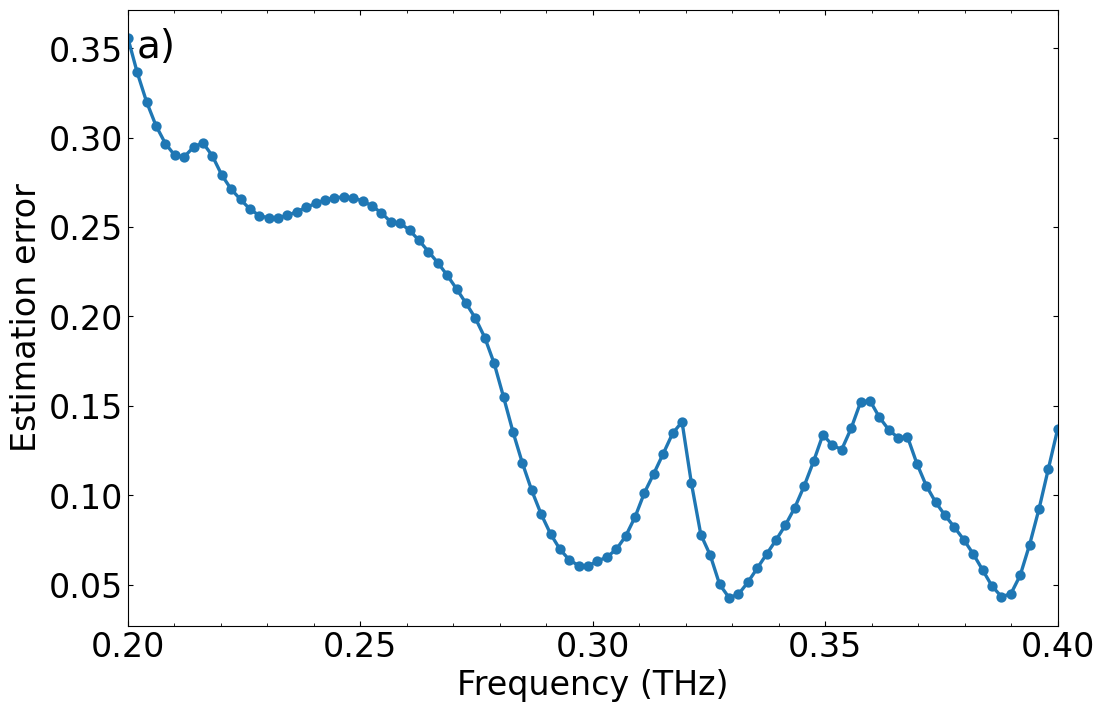
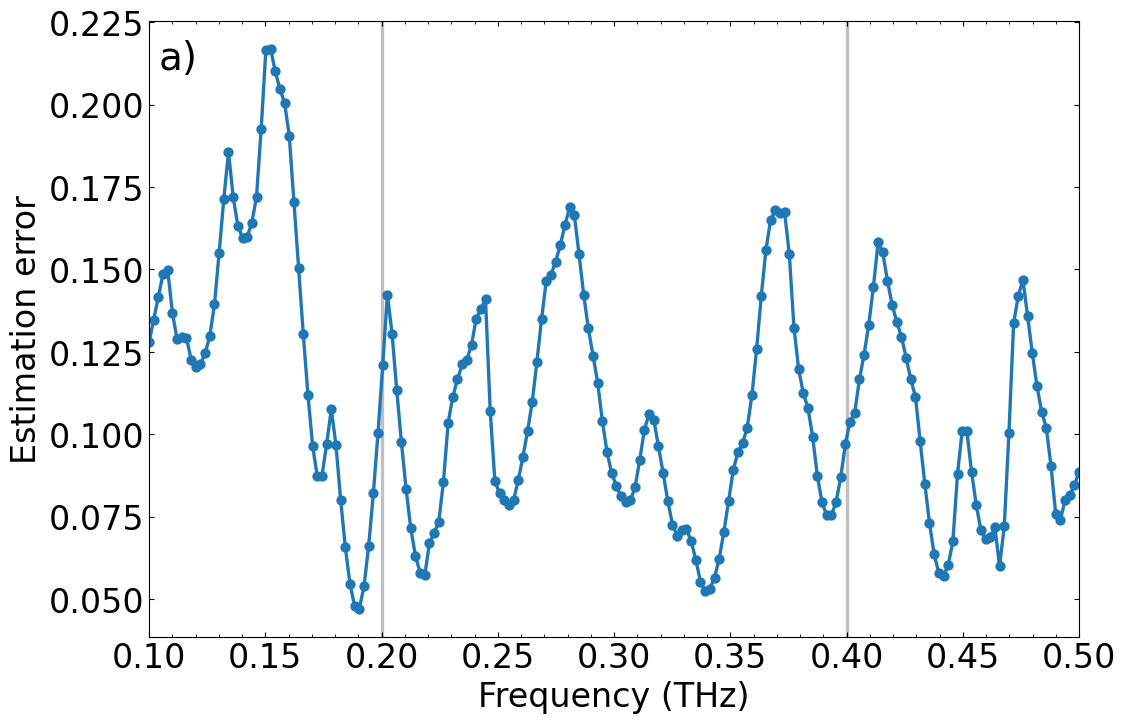
Code edit (unified diff) that turned the first committed figure into the second:
--- before
+++ after
@@ -1,9 +1,10 @@
 fig, axs = plt.subplots(1, 1, figsize= (12, 8))
 
-axs.plot(shifted_freqs*1e-12, scores, marker= ".")
-#axs.vlines([(central_freq-training_range)*1e-12, (central_freq+training_range)*1e-12], 0, 1, transform= axs.get_yaxis_transform())
+axs.plot(test_shifted_freqs*1e-12, scores, marker= ".", zorder= 2.0)
+axs.vlines([(central_freq-training_range)*1e-12, (central_freq+training_range)*1e-12], 0, 1, transform= axs.get_xaxis_transform(), color= "silver", zorder= 1.5)
+#axs.vlines(central_freq*1e-12, 0, 1, transform= axs.get_xaxis_transform())
 #axs[0].set_title("a)", loc='left')
 axs.annotate("a)", (0.01,0.97), xycoords= 'axes fraction', ha= "left", va= "top", fontsize= 28)
-axs.set(xlabel= "Frequency (THz)", ylabel= "Estimation error", xlim= (shifted_freqs.min()*1e-12, shifted_freqs.max()*1e-12), xticks= np.arange(0.2, 0.4+0.05, 0.05))
+axs.set(xlabel= "Frequency (THz)", ylabel= "Estimation error", xlim= (test_shifted_freqs.min()*1e-12, test_shifted_freqs.max()*1e-12))#, xticks= np.arange(0.2, 0.4+0.05, 0.05))
 
 plt.show()

Commit: generalisation to a range of freqs works much better than expected!